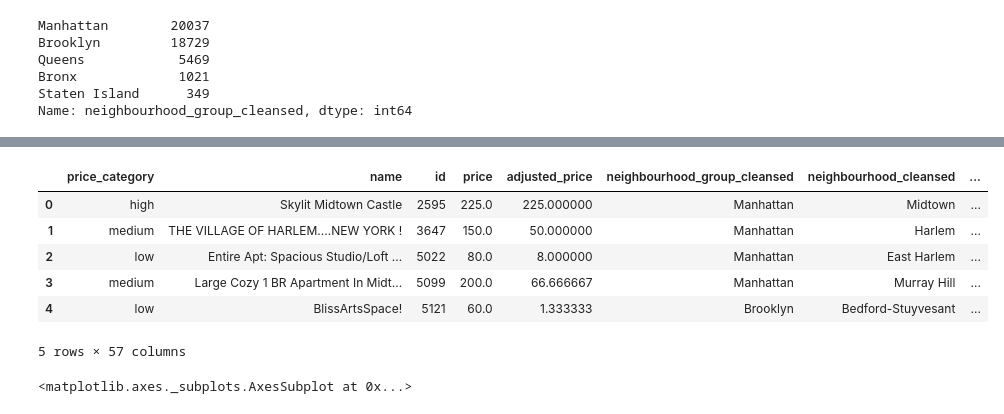
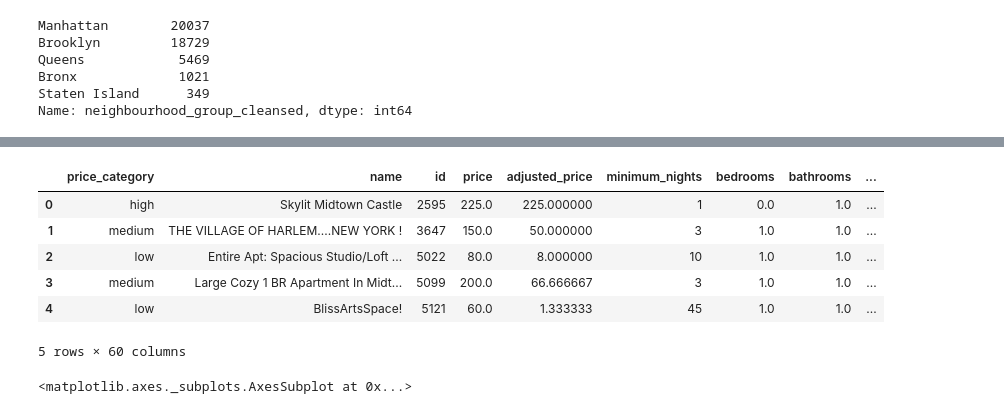
Before and after one commit to shravan-kuchkula/airbnb_nyc, a Jupyter notebook: notebooks/16_sk_pca_model_local.ipynb, the cells around one changed output, grey strips where cells are left out. Saved outputs shown, nothing was run; the diff lists cells and outputs as text; code cells hidden in the pictures.

```diff
--- a/notebooks/16_sk_pca_model_local.ipynb
+++ b/notebooks/16_sk_pca_model_local.ipynb
@@ -258,18 +213,19 @@ dtypes: float64(10), int64(51), object(8)
 memory usage: 24.0+ MB
 # %%
 cols = ['price_category', 'name', 'id', 'price', 'adjusted_price',
+        'minimum_nights', 'bedrooms', 'bathrooms',
         'neighbourhood_group_cleansed', 'neighbourhood_cleansed']
 # %%
 airbnb_reduced = airbnb_temp[cols]
 # %%
 airbnb_final = pd.concat([airbnb_reduced, pca_df], axis=1)
 # %%
-airbnb_final.
+airbnb_final.head()
 # %% [output]
-|  | price_category | name | id | price | adjusted_price | neighbourhood_group_cleansed | neighbourhood_cleansed | ... |
-| 0 | high | Skylit Midtown Castle | 2595 | 225.0 | 225.000000 | Manhattan | Midtown | ... |
-| 1 | medium | THE VILLAGE OF HARLEM....NEW YORK ! | 3647 | 150.0 | 50.000000 | Manhattan | Harlem | ... |
-| 2 | low | Entire Apt: Spacious Studio/Loft ... | 5022 | 80.0 | 8.000000 | Manhattan | East Harlem | ... |
-| 3 | medium | Large Cozy 1 BR Apartment In Midt... | 5099 | 200.0 | 66.666667 | Manhattan | Murray Hill | ... |
-| 4 | low | BlissArtsSpace! | 5121 | 60.0 | 1.333333 | Brooklyn | Bedford-Stuyvesant | ... |
+|  | price_category | name | id | price | adjusted_price | minimum_nights | bedrooms | bathrooms | ... |
+| 0 | high | Skylit Midtown Castle | 2595 | 225.0 | 225.000000 | 1 | 0.0 | 1.0 | ... |
+| 1 | medium | THE VILLAGE OF HARLEM....NEW YORK ! | 3647 | 150.0 | 50.000000 | 3 | 1.0 | 1.0 | ... |
+| 2 | low | Entire Apt: Spacious Studio/Loft ... | 5022 | 80.0 | 8.000000 | 10 | 1.0 | 1.0 | ... |
+| 3 | medium | Large Cozy 1 BR Apartment In Midt... | 5099 | 200.0 | 66.666667 | 3 | 1.0 | 1.0 | ... |
+| 4 | low | BlissArtsSpace! | 5121 | 60.0 | 1.333333 | 45 | 1.0 | 1.0 | ... |
-5 rows × 57 columns
+5 rows × 60 columns
```
Also changed, not shown: parts of 10 cells of this notebook, 6 other files.
